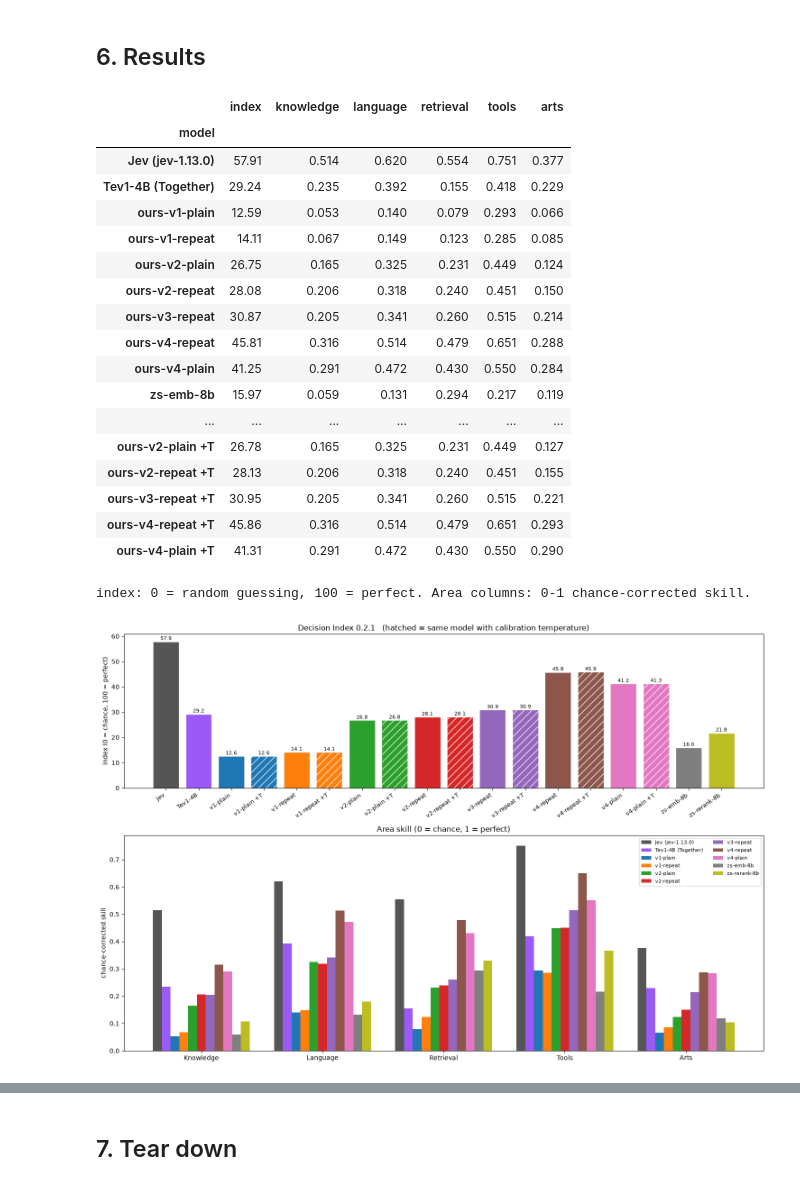
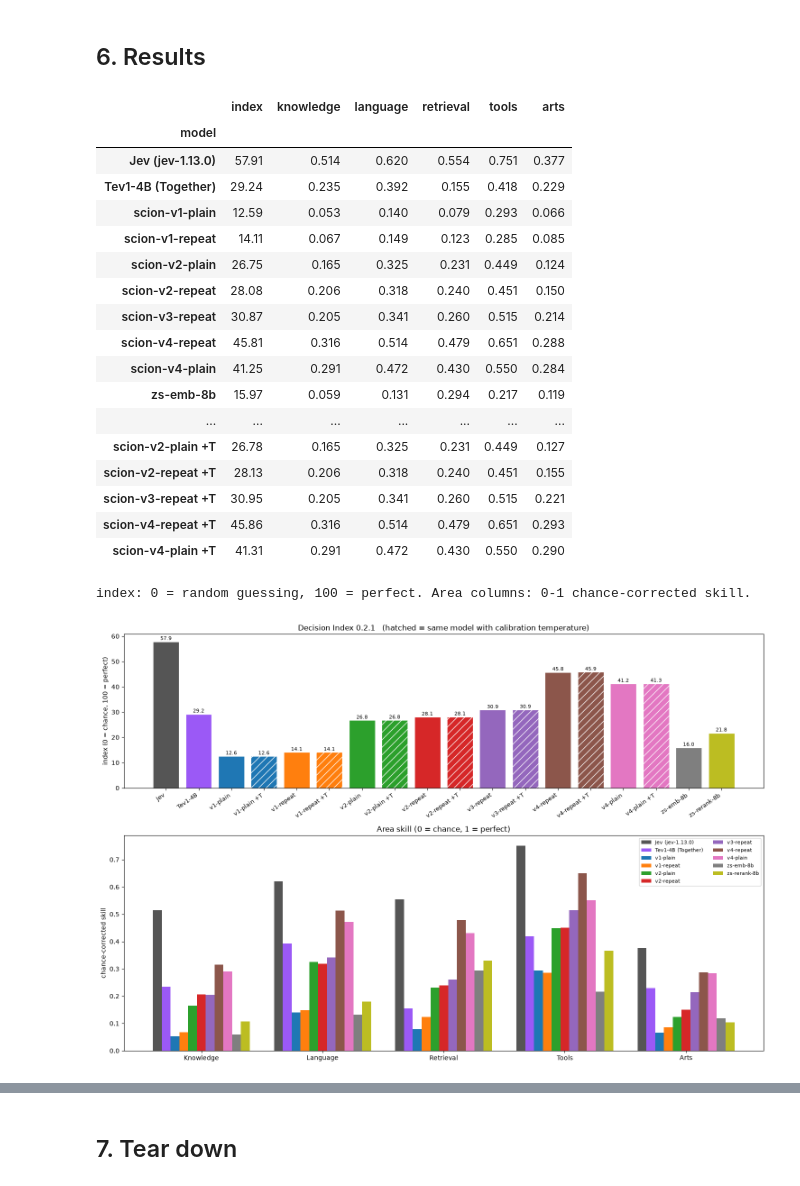
Before and after one commit to sinanuozdemir/ai-experiments, a Jupyter notebook: experiments/scion/scion_decision_index.ipynb, the cells around one changed output, grey strips where cells are left out. Drawn from its saved outputs; the diff is of its cells as text; code cells hidden in the pictures.

```diff
--- a/experiments/jev-classifier/jev_decision_index_matrix.ipynb
+++ b/experiments/scion/scion_decision_index.ipynb
@@ -57,7 +57,7 @@ KIT = HERE / "decision-index"
 SUITE = HERE / "di_suite-0.2"
 RUNS = HERE / "di_runs"
 sys.path[:0] = [str(KIT), str(HERE)]
-assert (SUITE / "added-rows.jsonl.gz").exists(), "build the suite first (jev_decision_index.ipynb, section 2)"
+assert (SUITE / "added-rows.jsonl.gz").exists(), "build the suite first (scion_decision_index_single.ipynb, section 2)"
 
 EDITION = "0.2.1"           # the board's current default; same suite files as 0.2, new scoring
 MAX_LOGPROBS = 5            # non-superuser cap; the model's pick is exact, tail probabilities estimated
@@ -71,29 +71,29 @@ DEPLOYMENTS = {
     "9b": dict(id="jev-di-9b", base="accounts/fireworks/models/qwen3p5-9b", extra={}),
 }
 MODELS = [
-    dict(label="ours-v1-plain", lora="jev-0p6b-plain-5f25c2", repeat=False, dep="0p6b", train="jev_runs/5f25c2/train_plain.jsonl"),
-    dict(label="ours-v1-repeat", lora="jev-0p6b-repeat-5f25c2", repeat=True, dep="0p6b", train="jev_runs/5f25c2/train_plain.jsonl"),
-    dict(label="ours-v2-plain", lora="jev-4b-plain-511422", repeat=False, dep="4b", train="jev_runs/v2-511422/train_plain.jsonl"),
-    dict(label="ours-v2-repeat", lora="jev-4b-repeat-511422", repeat=True, dep="4b", train="jev_runs/v2-511422/train_plain.jsonl"),
+    dict(label="scion-v1-plain", lora="jev-0p6b-plain-5f25c2", repeat=False, dep="0p6b", train="runs/5f25c2/train_plain.jsonl"),
+    dict(label="scion-v1-repeat", lora="jev-0p6b-repeat-5f25c2", repeat=True, dep="0p6b", train="runs/5f25c2/train_plain.jsonl"),
+    dict(label="scion-v2-plain", lora="jev-4b-plain-511422", repeat=False, dep="4b", train="runs/v2-511422/train_plain.jsonl"),
+    dict(label="scion-v2-repeat", lora="jev-4b-repeat-511422", repeat=True, dep="4b", train="runs/v2-511422/train_plain.jsonl"),
 ]
-_v3 = sorted(Path("jev_runs").glob("v3-*/calibration.json"), key=lambda p: p.stat().st_mtime)
+_v3 = sorted(Path("runs").glob("v3-*/calibration.json"), key=lambda p: p.stat().st_mtime)
 if _v3:
     _cal = json.loads(_v3[-1].read_text())
-    MODELS.append(dict(label="ours-v3-repeat", lora=_cal["model"].split("/")[-1], repeat=True, dep="4b",
+    MODELS.append(dict(label="scion-v3-repeat", lora=_cal["model"].split("/")[-1], repeat=True, dep="4b",
                        train=str(_v3[-1].parent / "train_repeat.jsonl")))
-_v4 = sorted(Path("jev_runs").glob("v4-*/calibration.json"), key=lambda p: p.stat().st_mtime)
+_v4 = sorted(Path("runs").glob("v4-*/calibration.json"), key=lambda p: p.stat().st_mtime)
 if _v4:
     _cal4 = json.loads(_v4[-1].read_text())
-    MODELS.append(dict(label="ours-v4-repeat", lora=_cal4["model"].split("/")[-1], repeat=True, dep="9b",
+    MODELS.append(dict(label="scion-v4-repeat", lora=_cal4["model"].split("/")[-1], repeat=True, dep="9b",
                        train=str(_v4[-1].parent / "train_repeat.jsonl"), tokenizer=_cal4.get("tokenizer", "Qwen/Qwen3.5-9B")))
     if _cal4.get("model_plain"):
-        MODELS.append(dict(label="ours-v4-plain", lora=_cal4["model_plain"].split("/")[-1], repeat=False, dep="9b",
+        MODELS.append(dict(label="scion-v4-plain", lora=_cal4["model_plain"].split("/")[-1], repeat=False, dep="9b",
                            train=str(_v4[-1].parent / "train_plain.jsonl"), tokenizer=_cal4.get("tokenizer", "Qwen/Qwen3.5-9B")))
 # Zero-shot serverless baselines: no training, no deployment. Temperature fit on our dev rows from the
 # embedder notebook's cached scores (same rows as v1/v2 dev), applied inside the engine.
-import jev_calibration as JC
+import calibration as JC
 
-_dev_gold = {r["idx"]: (r["gold"], r["split"]) for r in map(json.loads, open("jev_runs/308a44/eval_sft_plain.jsonl"))}
+_dev_gold = {r["idx"]: (r["gold"], r["split"]) for r in map(json.loads, open("runs/308a44/eval_sft_plain.jsonl"))}
 
 
 def _serverless_temperature(scores_file):
@@ -106,16 +106,16 @@ def _serverless_temperature(scores_file):
 
 
 for _label, _engine, _model, _scores in (
-        ("zs-emb-8b", "jev_di_embed_engine:EmbedderEngine", "fireworks/qwen3-embedding-8b", "jev_runs/embedder/scores_zs-emb-8b.json"),
-        ("zs-rerank-8b", "jev_di_embed_engine:RerankerEngine", "fireworks/qwen3-reranker-8b", "jev_runs/embedder/scores_zs-rerank-8b.json")):
+        ("zs-emb-8b", "embed_engine:EmbedderEngine", "fireworks/qwen3-embedding-8b", "runs/embedder/scores_zs-emb-8b.json"),
+        ("zs-rerank-8b", "embed_engine:RerankerEngine", "fireworks/qwen3-reranker-8b", "runs/embedder/scores_zs-rerank-8b.json")):
     if Path(_scores).exists():
         MODELS.append(dict(label=_label, serverless=True, engine=_engine, dep=None, train=None, repeat=False,
                            engine_opts={"model": _model, "temperature": _serverless_temperature(_scores)}))
 # Where each model's calibration temperature is fit: its own training notebook's dev rows.
-CAL_SOURCE = {"ours-v1-plain": "jev_runs/308a44/eval_sft_plain.jsonl", "ours-v1-repeat": "jev_runs/308a44/eval_sft_repeat.jsonl",
-              "ours-v2-plain": "jev_runs/v2-511422/eval_sft_plain.jsonl", "ours-v2-repeat": "jev_runs/v2-511422/eval_sft_repeat.jsonl",
-              "ours-v3-repeat": str(_v3[-1]) if _v3 else None, "ours-v4-repeat": str(_v4[-1]) if _v4 else None,
-              "ours-v4-plain": str(_v4[-1].parent / "eval_sft_plain.jsonl") if _v4 else None}
+CAL_SOURCE = {"scion-v1-plain": "runs/308a44/eval_sft_plain.jsonl", "scion-v1-repeat": "runs/308a44/eval_sft_repeat.jsonl",
+              "scion-v2-plain": "runs/v2-511422/eval_sft_plain.jsonl", "scion-v2-repeat": "runs/v2-511422/eval_sft_repeat.jsonl",
+              "scion-v3-repeat": str(_v3[-1]) if _v3 else None, "scion-v4-repeat": str(_v4[-1]) if _v4 else None,
+              "scion-v4-plain": str(_v4[-1].parent / "eval_sft_plain.jsonl") if _v4 else None}
 for m in MODELS:
     m["dir"] = RUNS / m["label"]
     if m.get("serverless"):
@@ -250,12 +250,12 @@ if GO:
         else:
             opts = json.dumps({"model": m["model_on_dep"], "repeat": m["repeat"], "max_logprobs": MAX_LOGPROBS,
                                "tokenizer": m.get("tokenizer", "Qwen/Qwen3-0.6B")})
-            engine, n_shards = "jev_di_engine:FireworksJevEngine", SHARDS_PER_MODEL
+            engine, n_shards = "scion_engine:ScionEngine", SHARDS_PER_MODEL
         for s in range(n_shards):
             out = m["dir"] / f"shard-{s:02d}"
             out.mkdir(parents=True, exist_ok=True)
             procs[m["label"]].append(subprocess.Popen(
-                [sys.executable, str(HERE / "jev_di_shard.py"), "--suite-dir", str(SUITE), "--shard", str(s),
+                [sys.executable, str(HERE / "di_shard.py"), "--suite-dir", str(SUITE), "--shard", str(s),
                  "--n-shards", str(n_shards), "--out", str(out), "--engine-options", opts, "--engine", engine],
                 stdout=open(out / "runner.log", "a"), stderr=subprocess.STDOUT, env=env))
 
@@ -459,52 +459,52 @@ palette = iter(plt.cm.tab10.colors)
 base_color = {n: fixed.get(n) or next(palette) for n in base_names}
 color = [base_color[n.replace(" +T", "")] for n in H.index]
 hatch = ["//" if n.endswith(" +T") else "" for n in H.index]
-short = [n.replace(" (jev-1.13.0)", "").replace(" (Together)", "").replace("ours-", "") for n in H.index]
+short = [n.replace(" (jev-1.13.0)", "").replace(" (Together)", "").replace("scion-", "") for n in H.index]
 
 fig, axes = plt.subplots(2, 1, figsize=(15, 10), gridspec_kw={"height_ratios": [1, 1.4]})
 bars = axes[0].bar(range(len(H)), H["index"], color=color, edgecolor="white")
 for b, h in zip(bars, hatch):
     b.set_hatch(h)
 for i, v in enumerate(H["index"]):
     axes[0].text(i, v + 0.6, f"{v:.1f}", ha="center", fontsize=8)
 axes[0].set_xticks(range(len(H)))
 axes[0].set_xticklabels(short, rotation=35, ha="right", fontsize=9)
 axes[0].set_ylabel("index (0 = chance, 100 = perfect)")
 axes[0].set_title(f"Decision Index {EDITION}   (hatched = same model with calibration temperature)")
 
 # Area chart: base models only (+T barely moves area skill), one consistent colour each.
 A = HEAD.loc[base_names]
 w = 0.8 / len(A)
 for k, (name, r) in enumerate(A.iterrows()):
     axes[1].bar(np.arange(len(AREAS)) + (k - (len(A) - 1) / 2) * w, [r[a] for a in AREAS], w,
-                label=name.replace("ours-", ""), color=base_color[name])
+                label=name.replace("scion-", ""), color=base_color[name])
 axes[1].set_xticks(np.arange(len(AREAS)))
 axes[1].set_xticklabels([a.title() for a in AREAS])
 axes[1].set_ylabel("chance-corrected skill")
 axes[1].set_title("Area skill (0 = chance, 1 = perfect)")
 axes[1].legend(fontsize=8, ncol=2, loc="upper right")
 plt.tight_layout()
 plt.savefig(RUNS / "matrix_index.png", dpi=150)
 plt.show()
 # %% [output]
 |  | index | knowledge | language | retrieval | tools | arts |
 | model |  |  |  |  |  |  |
 | Jev (jev-1.13.0) | 57.91 | 0.514 | 0.620 | 0.554 | 0.751 | 0.377 |
 | Tev1-4B (Together) | 29.24 | 0.235 | 0.392 | 0.155 | 0.418 | 0.229 |
-| ours-v1-plain | 12.59 | 0.053 | 0.140 | 0.079 | 0.293 | 0.066 |
-| ours-v1-repeat | 14.11 | 0.067 | 0.149 | 0.123 | 0.285 | 0.085 |
-| ours-v2-plain | 26.75 | 0.165 | 0.325 | 0.231 | 0.449 | 0.124 |
-| ours-v2-repeat | 28.08 | 0.206 | 0.318 | 0.240 | 0.451 | 0.150 |
-| ours-v3-repeat | 30.87 | 0.205 | 0.341 | 0.260 | 0.515 | 0.214 |
-| ours-v4-repeat | 45.81 | 0.316 | 0.514 | 0.479 | 0.651 | 0.288 |
-| ours-v4-plain | 41.25 | 0.291 | 0.472 | 0.430 | 0.550 | 0.284 |
+| scion-v1-plain | 12.59 | 0.053 | 0.140 | 0.079 | 0.293 | 0.066 |
+| scion-v1-repeat | 14.11 | 0.067 | 0.149 | 0.123 | 0.285 | 0.085 |
+| scion-v2-plain | 26.75 | 0.165 | 0.325 | 0.231 | 0.449 | 0.124 |
+| scion-v2-repeat | 28.08 | 0.206 | 0.318 | 0.240 | 0.451 | 0.150 |
+| scion-v3-repeat | 30.87 | 0.205 | 0.341 | 0.260 | 0.515 | 0.214 |
+| scion-v4-repeat | 45.81 | 0.316 | 0.514 | 0.479 | 0.651 | 0.288 |
+| scion-v4-plain | 41.25 | 0.291 | 0.472 | 0.430 | 0.550 | 0.284 |
 | zs-emb-8b | 15.97 | 0.059 | 0.131 | 0.294 | 0.217 | 0.119 |
 | ... | ... | ... | ... | ... | ... | ... |
-| ours-v2-plain +T | 26.78 | 0.165 | 0.325 | 0.231 | 0.449 | 0.127 |
-| ours-v2-repeat +T | 28.13 | 0.206 | 0.318 | 0.240 | 0.451 | 0.155 |
-| ours-v3-repeat +T | 30.95 | 0.205 | 0.341 | 0.260 | 0.515 | 0.221 |
-| ours-v4-repeat +T | 45.86 | 0.316 | 0.514 | 0.479 | 0.651 | 0.293 |
-| ours-v4-plain +T | 41.31 | 0.291 | 0.472 | 0.430 | 0.550 | 0.290 |
+| scion-v2-plain +T | 26.78 | 0.165 | 0.325 | 0.231 | 0.449 | 0.127 |
+| scion-v2-repeat +T | 28.13 | 0.206 | 0.318 | 0.240 | 0.451 | 0.155 |
+| scion-v3-repeat +T | 30.95 | 0.205 | 0.341 | 0.260 | 0.515 | 0.221 |
+| scion-v4-repeat +T | 45.86 | 0.316 | 0.514 | 0.479 | 0.651 | 0.293 |
+| scion-v4-plain +T | 41.31 | 0.291 | 0.472 | 0.430 | 0.550 | 0.290 |
 index: 0 = random guessing, 100 = perfect. Area columns: 0-1 chance-corrected skill.
 [figure]
 # %%
```
Also changed, not shown: parts of 12 cells of this notebook, 28 other files.
